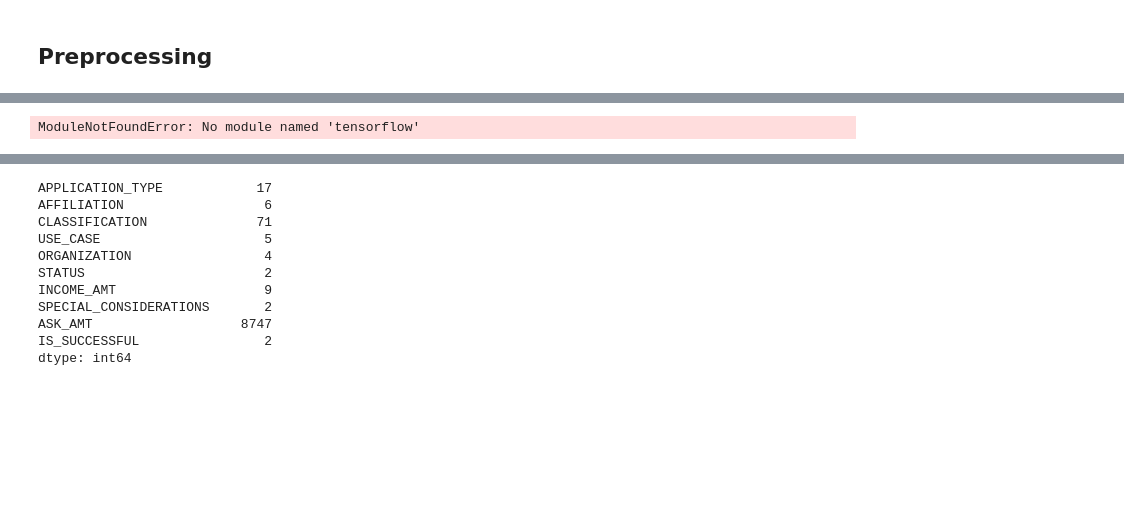
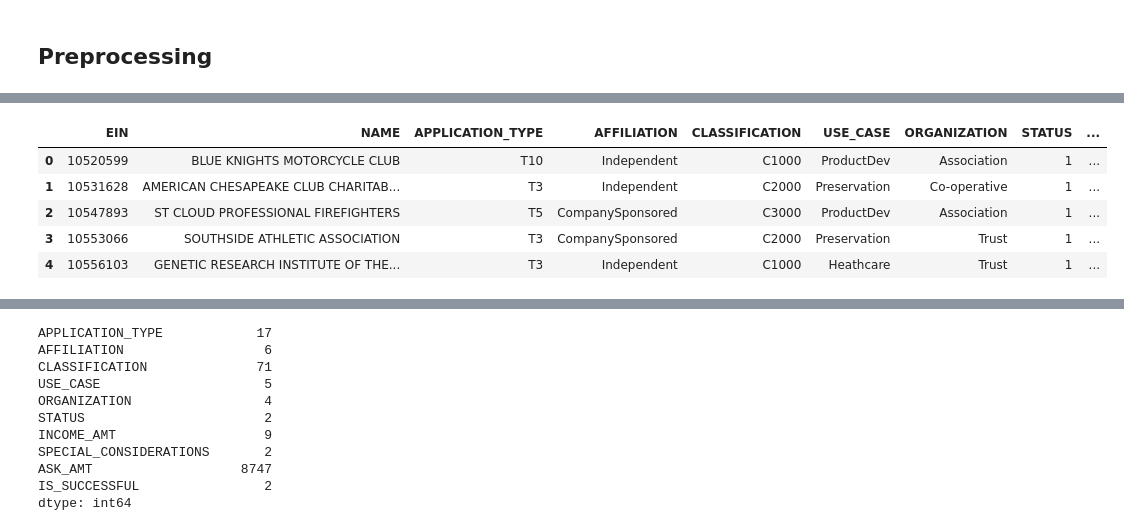
Before and after one commit to Fescamil1/Deep_learning_challenge_Charity_Fund_Predictor, a Jupyter notebook: AlphabetSoupCharity_Optimzation.ipynb, the cells around one changed output, grey strips where cells are left out. Drawn from its saved outputs; the diff is of its cells as text; code cells hidden in the pictures; blank space fills up the shorter version.

```diff
--- a/AlphabetSoupCharity_Optimzation.ipynb
+++ b/AlphabetSoupCharity_Optimzation.ipynb
@@ -3,16 +10,21 @@
 # %%
 # Import our dependencies
 from sklearn.model_selection import train_test_split
 from sklearn.metrics import accuracy_score
 from sklearn.preprocessing import StandardScaler
 import pandas as pd
 import tensorflow as tf
 
 #  Import and read the charity_data.csv.
 import pandas as pd
-application_df = pd.read_csv("../Resources/charity_data.csv")
+application_df = pd.read_csv("charity_data.csv")
 application_df.head()
 # %% [output]
-ModuleNotFoundError: No module named 'tensorflow'
+|  | EIN | NAME | APPLICATION_TYPE | AFFILIATION | CLASSIFICATION | USE_CASE | ORGANIZATION | STATUS | ... |
+| 0 | 10520599 | BLUE KNIGHTS MOTORCYCLE CLUB | T10 | Independent | C1000 | ProductDev | Association | 1 | ... |
+| 1 | 10531628 | AMERICAN CHESAPEAKE CLUB CHARITAB... | T3 | Independent | C2000 | Preservation | Co-operative | 1 | ... |
+| 2 | 10547893 | ST CLOUD PROFESSIONAL FIREFIGHTERS | T5 | CompanySponsored | C3000 | ProductDev | Association | 1 | ... |
+| 3 | 10553066 | SOUTHSIDE ATHLETIC ASSOCIATION | T3 | CompanySponsored | C2000 | Preservation | Trust | 1 | ... |
+| 4 | 10556103 | GENETIC RESEARCH INSTITUTE OF THE... | T3 | Independent | C1000 | Heathcare | Trust | 1 | ... |
 # %%
 # Drop the non-beneficial ID columns, 'EIN' and 'NAME'.
```
Also changed, not shown: parts of 38 cells of this notebook, 1 other file.
